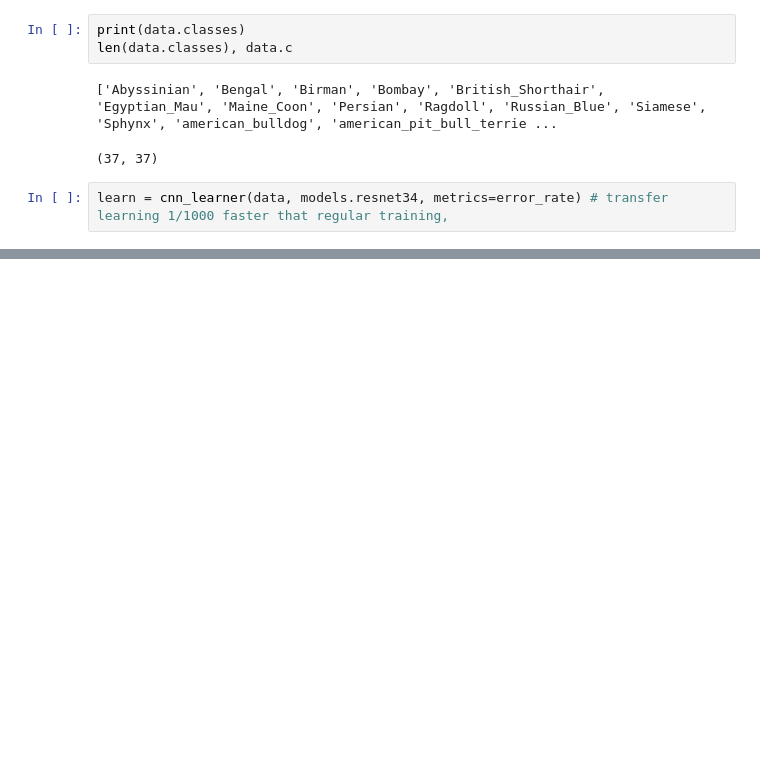
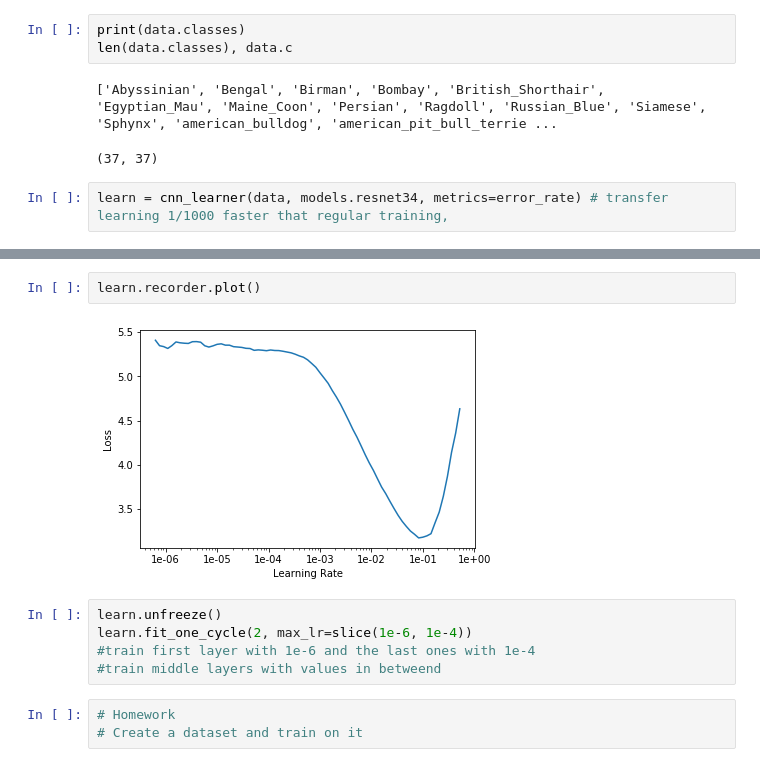
Before and after one commit to MistreanuIonutCosmin/FastAI, a Jupyter notebook: 00_notebook_tutorial.ipynb, the cells around one changed output, grey strips where cells are left out. Drawn from its saved outputs; the diff is of its cells as text; blank space fills up the shorter version.

Commit message:
first notebook

```diff
--- a/00_notebook_tutorial.ipynb
+++ b/00_notebook_tutorial.ipynb
@@ -90,0 +129,12 @@ learn = cnn_learner(data, models.resnet34, metrics=error_rate) # transfer learni
+# %%
+learn.recorder.plot()
+# %% [output]
+[figure, added]
+# %%
+learn.unfreeze()
+learn.fit_one_cycle(2, max_lr=slice(1e-6, 1e-4))
+#train first layer with 1e-6 and the last ones with 1e-4
+#train middle layers with values in betweend
+# %%
+# Homework
+# Create a dataset and train on it
```
Also changed, not shown: parts of 10 cells of this notebook.
